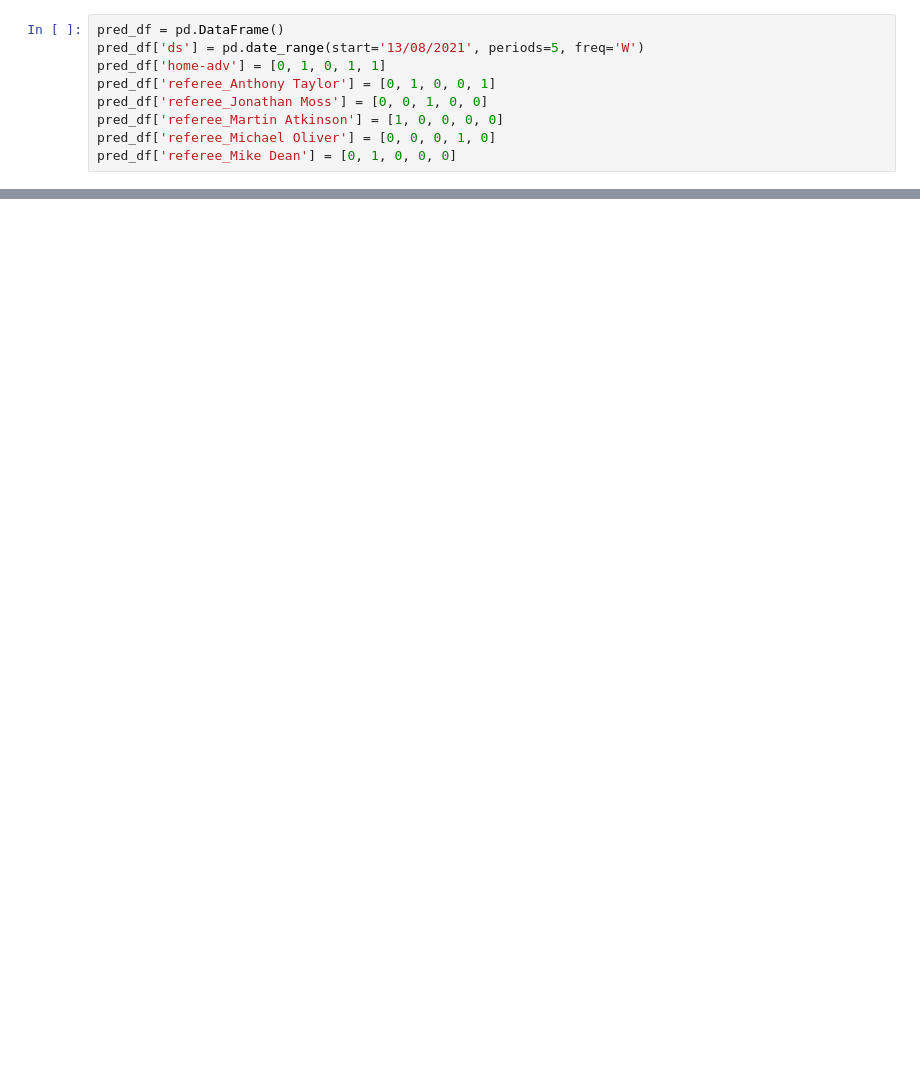
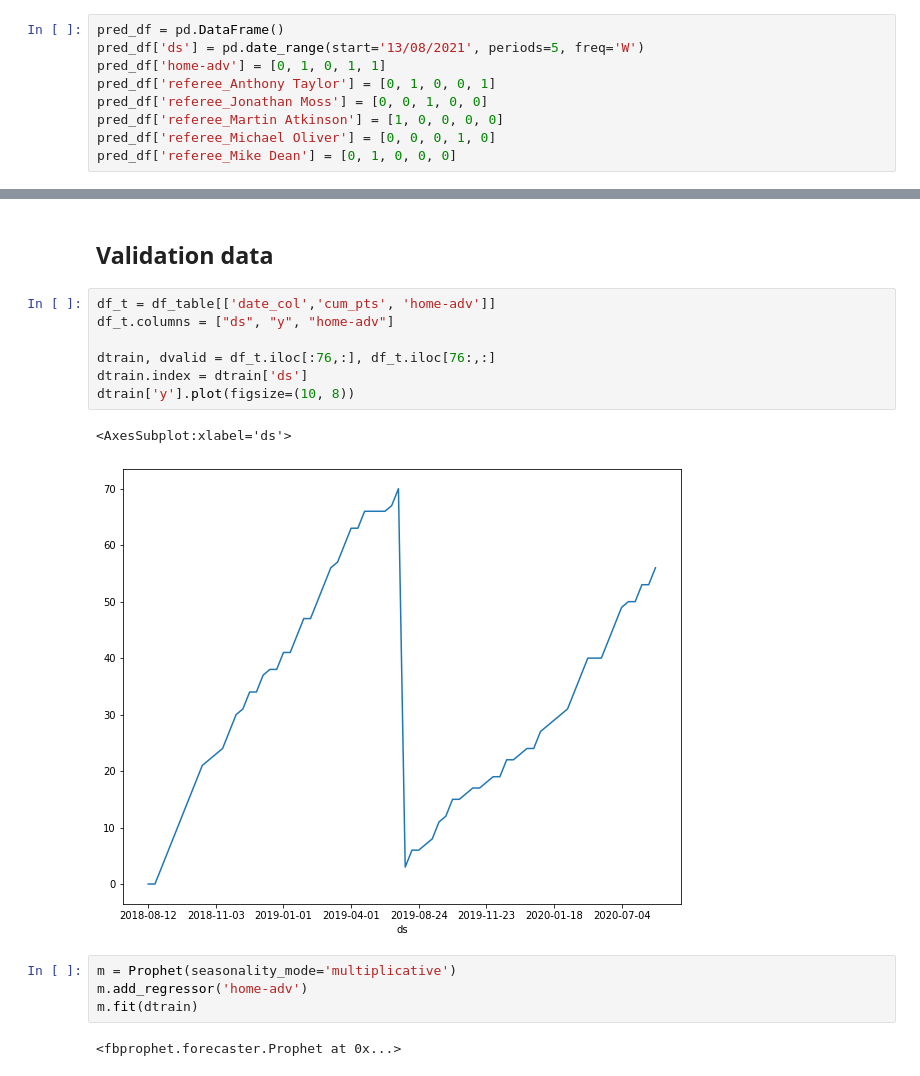
Before and after one commit to Vishnunkumar/football_analytics, a Jupyter notebook: Forecasting_time-series/prophet-forecasting.ipynb, the cells around one changed output, grey strips where cells are left out. Cells and saved outputs as stored; diff of their text form; blank space fills up the shorter version.

```diff
--- a/Forecasting_time-series/prophet-forecasting.ipynb
+++ b/Forecasting_time-series/prophet-forecasting.ipynb
@@ -240,0 +200,18 @@ pred_df['cum_pts_preds'].plot()
+# %% [markdown]
+## Validation data
+# %%
+df_t = df_table[['date_col','cum_pts', 'home-adv']]
+df_t.columns = ["ds", "y", "home-adv"]
+
+dtrain, dvalid = df_t.iloc[:76,:], df_t.iloc[76:,:]
+dtrain.index = dtrain['ds']
+dtrain['y'].plot(figsize=(10, 8))
+# %% [output]
+<AxesSubplot:xlabel='ds'>
+[figure, added]
+# %%
+m = Prophet(seasonality_mode='multiplicative')
+m.add_regressor('home-adv')
+m.fit(dtrain)
+# %% [output]
+<fbprophet.forecaster.Prophet at 0x...>
```
Also changed, not shown: parts of 23 cells of this notebook.
